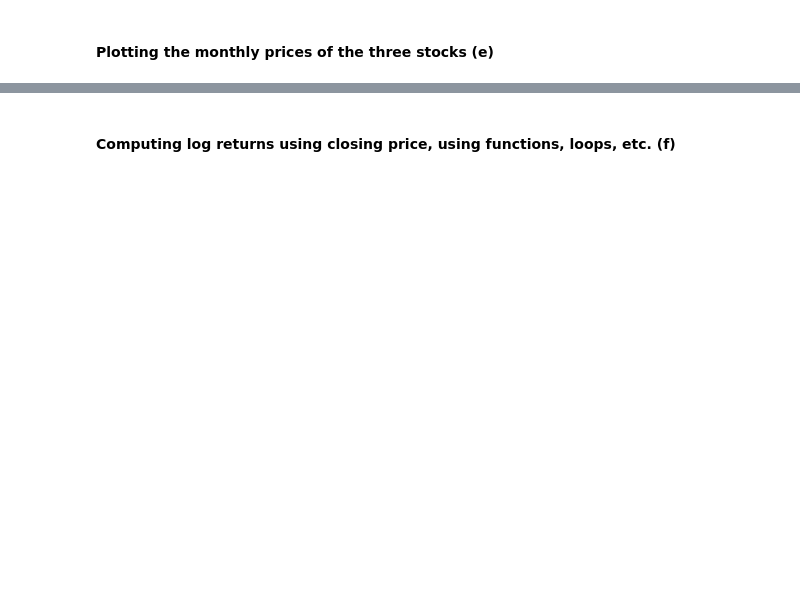
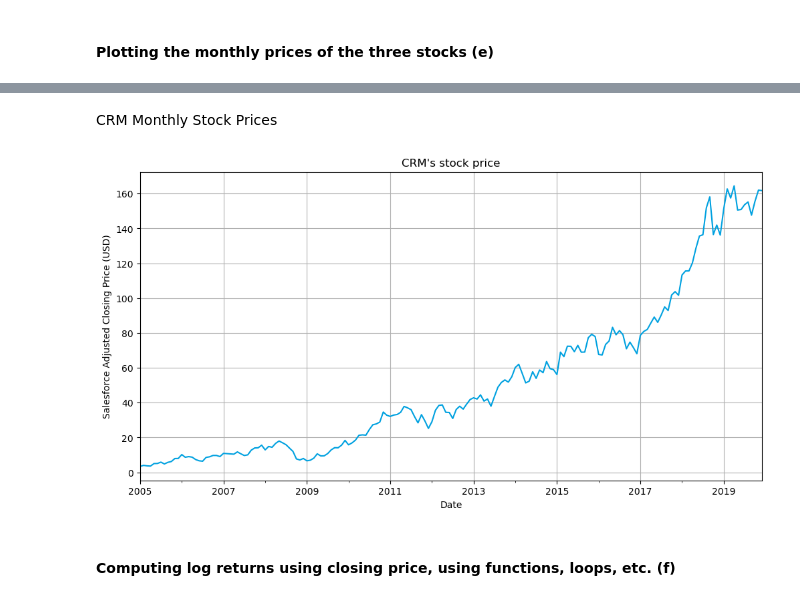
Before and after one commit to mcarbajal2/IFI8420-Assignments, a Jupyter notebook: Assignment 1/Assignment1.ipynb, the cells around one changed output, grey strips where cells are left out. Saved outputs shown, nothing was run; the diff lists cells and outputs as text; code cells hidden in the pictures; blank space fills up the shorter version.

```diff
--- a/Assignment 1/Assignment1.ipynb
+++ b/Assignment 1/Assignment1.ipynb
@@ -227,2 +267,11 @@ dtype: object
+# %% [markdown]
+CRM Monthly Stock Prices
+# %%
+adjusted_close['CRM'].plot(title = "CRM's stock price", color = "#00A1E0", figsize=(12, 6))
+plt.ylabel('Salesforce Adjusted Closing Price (USD)')
+plt.grid(True)
+plt.show()
+# %% [output]
+[figure, added]
 # %% [markdown]
 #### Computing log returns using closing price, using functions, loops, etc. (<b>f</b>)
```
Also changed, not shown: parts of 22 cells of this notebook.
